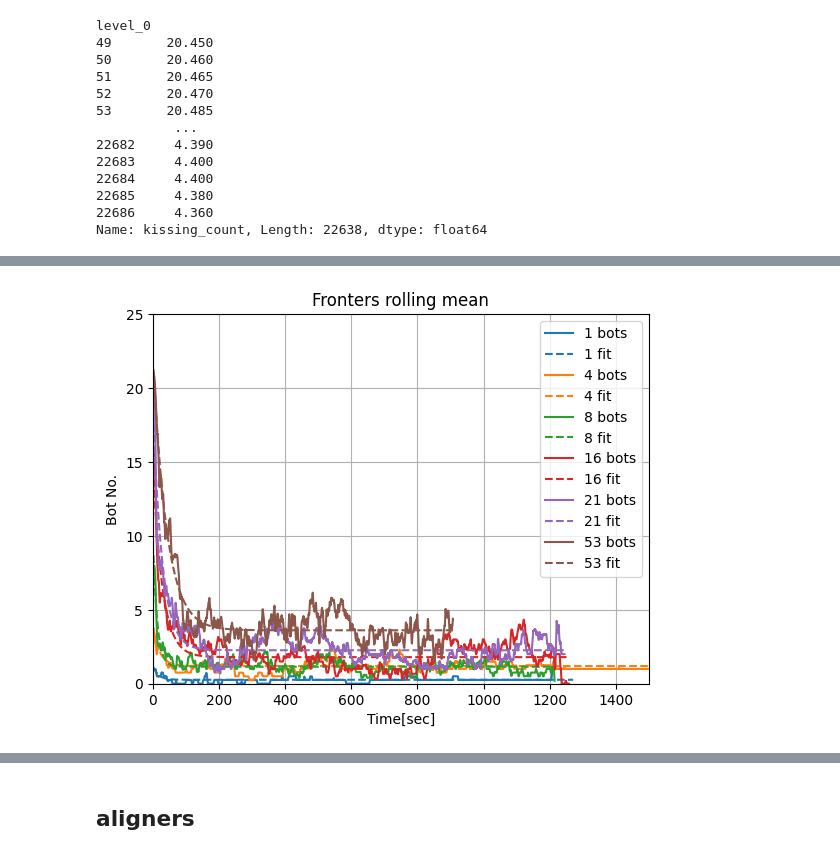
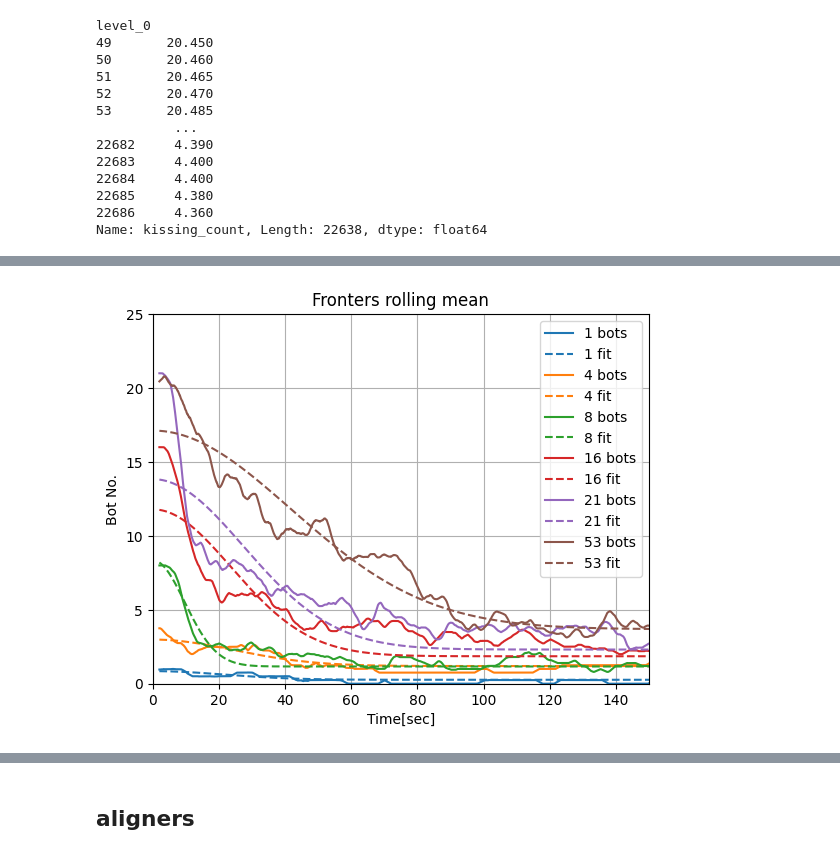
Before and after one commit to complex-lab/robotic_swarms, a Jupyter notebook: bots_number_per_frame.ipynb, the cells around one changed output, grey strips where cells are left out. Drawn from its saved outputs; the diff is of its cells as text; code cells hidden in the pictures.

Commit message:
change of steady state range to 3-12 half life time

```diff
--- a/bots_number_per_frame.ipynb
+++ b/bots_number_per_frame.ipynb
@@ -19,12 +20,14 @@ def read_time(time_value):
     sec=int(time_value[sign_index+1:len(time_value)])
     frames=(minutes*60+sec)*25
     return frames
+#def expShift(t,A,tau,k):
+#    return A*np.exp(-t/tau)+k
 def expShift(t,A,tau,k):
-    return A*np.exp(-t/tau)+k
-def CovToCorr(cov_data):
-    shape=cov_data.shape
-    result=[]
-    for i in range(0,shape):
+    return A*np.exp(-(t**2)/((tau**2)))+k
+#def CovToCorr(cov_data):
+#    shape=cov_data.shape
+#    result=[]
+#    for i in range(0,shape):
 # %%
 tts = np.arange(10)
 z = pd.DataFrame({'t':tts,'x':[0]*len(tts)})
@@ -310,7 +298,7 @@ ksss_fron = []
 ksss_err_fron=[]
 half_time_fron=[]
 half_time_err_fron=[]
-data_fit=pd.dataframe()
+data_fit=pd.DataFrame()
 for i in Ns:
 #for i in [4]:
     current_data=fronter_mean.loc[i]
@@ -319,7 +307,7 @@ for i in Ns:
     fronters_count_mean_window=fronters_count_mean_window.dropna()
     t=(fronters_count_mean_window.index.values)/25
     #x=np.arange(t[-1])/25
-    p0=[i,80,2]
+    p0=np.array([i,80,2])
     popt,pcov = sc.optimize.curve_fit(expShift,t,fronters_count_mean_window,p0=p0)
     perr = np.sqrt(np.diag(pcov))
     corr=np.corrcoef(pcov,rowvar=True)
@@ -330,25 +318,38 @@ for i in Ns:
     color = next(ax._get_lines.prop_cycler)['color']
     plt.plot(t,fronters_count_mean_window,label='{:d} bots'.format(i),color=color)
     plt.plot(t,expShift(t,*popt),label='{:d} fit'.format(i),color=color,linestyle='--')
-    print('fit={}'.format(popt))
-    print('cov={}'.format(pcov))
-    print('err={}'.format(perr))
-    print()
-    print(corr)
-    ksss_fron.append(popt[2])
-    ksss_err_fron.append(perr[2])
-    half_time_fron.append((popt[1]*np.log(2)))
-    half_time_err_fron.append((perr[1]*np.log(2)))
-    popt.to_csv(path+'\\results\\{}_bots\\popt.csv'.format(i))
-    p0.to_csv(path+'\\results\\{}_bots\\p0.csv'.format(i))
-    pcov.to_csv(path+'\\results\\{}_bots\\pcov.csv'.format(i))
+    cond_half=fronters_count_mean_window<=(i/2)
+    cond_half_data=fronters_count_mean_window[cond_half]
+    t_half_life=popt[1]*np.sqrt(np.log(2))
+
+    kissingStart = int(t_half_life*25*3)
+    kissingStop = int(t_half_life*25*12)
+    print(kissingStop/25)
+    Kss_data=fronters_count_mean_window.iloc[kissingStart:kissingStop]
+    ksss_fron.append(Kss_data.mean())
+    ksss_err_fron.append(Kss_data.std()/2)
+    half_time_fron.append(t_half_life)
+    half_time_err_fron.append(perr[1]*np.sqrt(np.log(2)))
+    file_path=path+'\\results\\fronters\\{}_bots'.format(i)
+    isExist = os.path.exists(file_path)
+    if not isExist:
+
+   # Create a new directory because it does not exist
+        os.makedirs(file_path)
     data_fit['t']=t
-    data_fit['']
+    data_fit['fronters_count']=fronters_count_mean_window
+    data_fit['fit']=expShift(t,*popt)
+    data_fit.to_csv(file_path+'\\data_fit.csv'.format(i))
+    popt.tofile(file_path+'\\popt.csv'.format(i))
+    p0.tofile(file_path+'\\p0.csv'.format(i))
+    pcov.tofile(file_path+'\\pcov.csv'.format(i))
+    corr.tofile(file_path+'\\corr.csv'.format(i))
+    data_fit=pd.DataFrame()
 ax.legend()
 plt.title('Fronters rolling mean')
 plt.xlabel('Time[sec]')
 plt.ylabel('Bot No.')
     #ax.errorbar(list(range(0,len(fronters_count_mean_window))),fronters_count_mean_window,yerr=fronters_count_std_window,ecolor='yellow',color='olive',alpha=0.9)
-plt.axis([0,1.5E3,0,25])
+plt.axis([0,1.5E2,0,25])
 plt.grid()
 # %% [output]
@@ -372,4 +362,4 @@ cov=[[ 2.44979884e-03 -1.91824547e-02  1.85854267e-06]
-[figure, old version]
+[figure, new version]
 # %%
 fig = plt.figure()
 ax = plt.axes()
```
Also changed, not shown: parts of 12 cells of this notebook.
